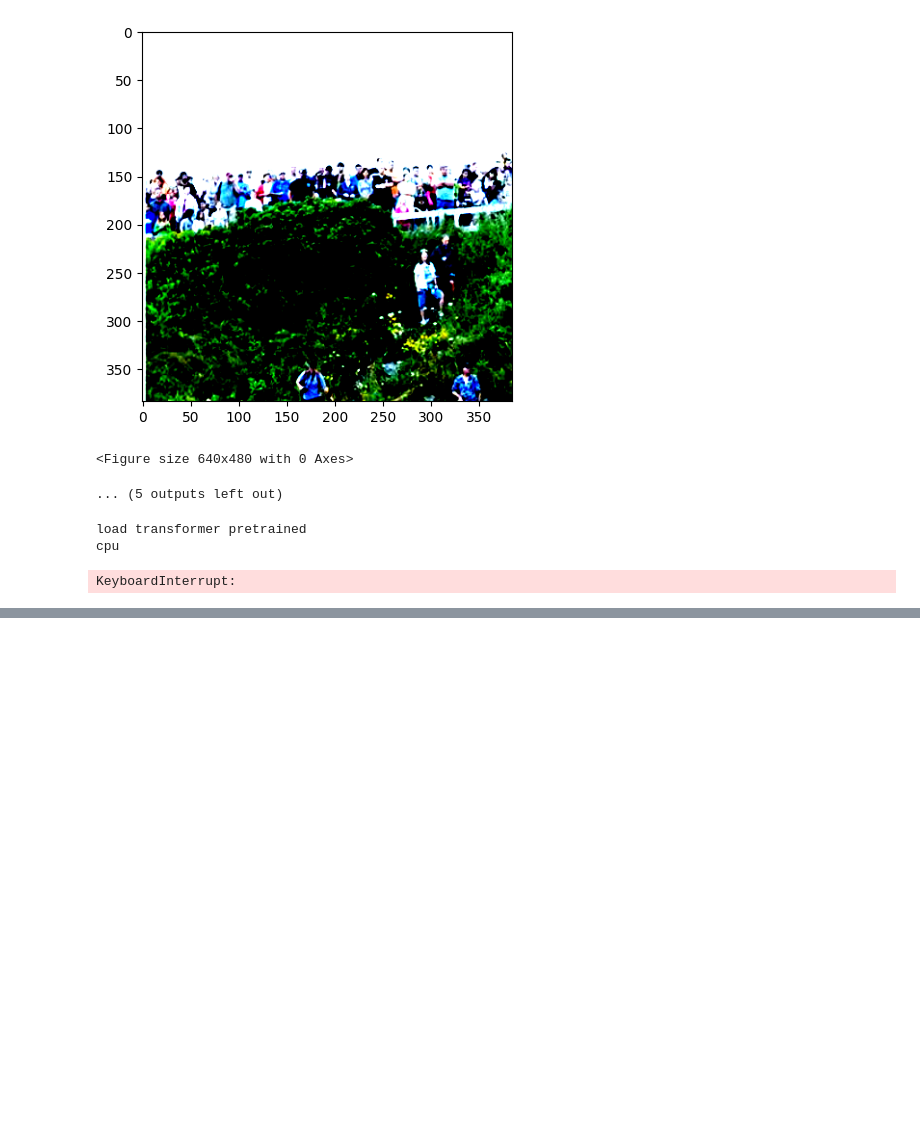
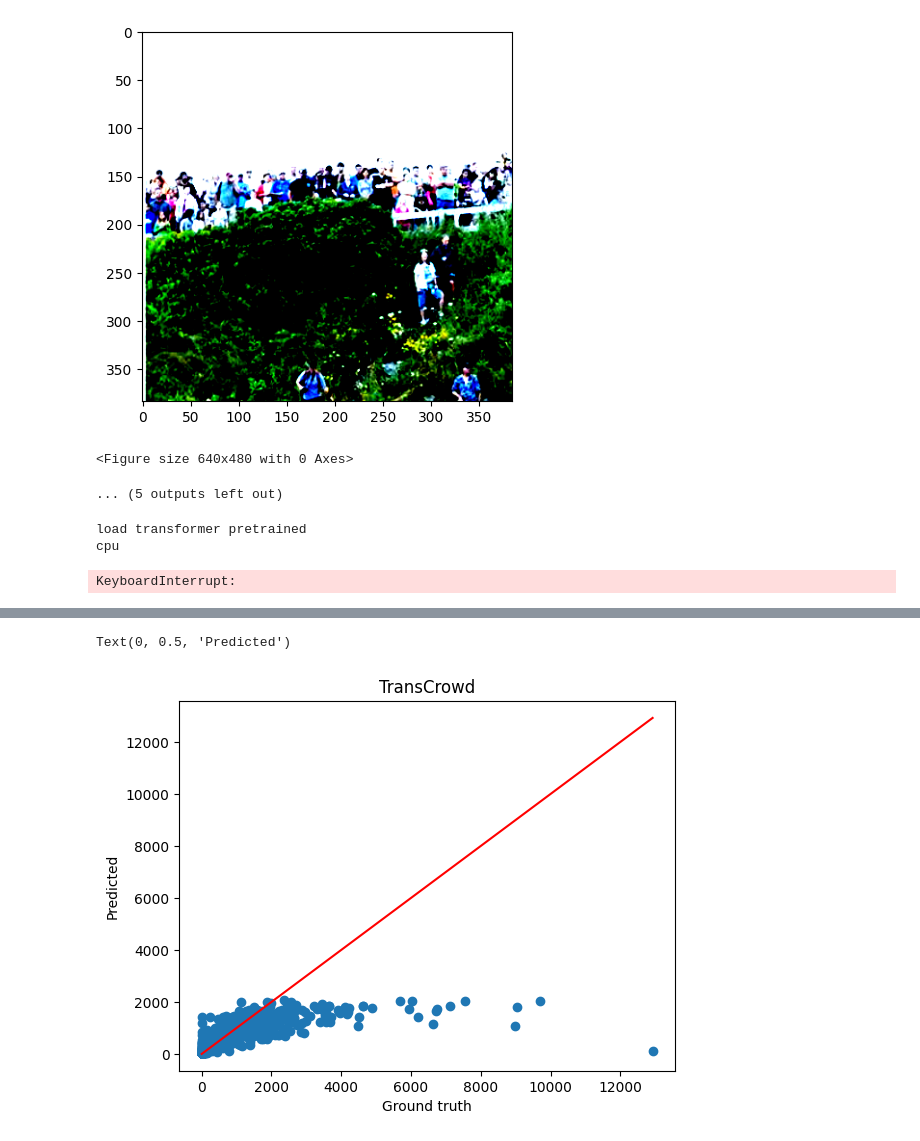
Before and after one commit to wozniakw2002/MSC-thesis, a Jupyter notebook: TransCrowd_test.ipynb, the cells around one changed output, grey strips where cells are left out. Cells and saved outputs as stored; diff of their text form; code cells hidden in the pictures; blank space fills up the shorter version.

```diff
--- a/TransCrowd_test.ipynb
+++ b/TransCrowd_test.ipynb
@@ -144,0 +163,9 @@ KeyboardInterrupt:
+# %%
+plt.scatter(df2['gt'], df2['pred'])
+plt.plot([0,max(df2['gt'])], [0, max(df2['gt'])], color='red')
+plt.title('TransCrowd')
+plt.xlabel('Ground truth')
+plt.ylabel('Predicted')
+# %% [output]
+Text(0, 0.5, 'Predicted')
+[figure, added]
```
Also changed, not shown: parts of 8 cells of this notebook, 13 other files.
